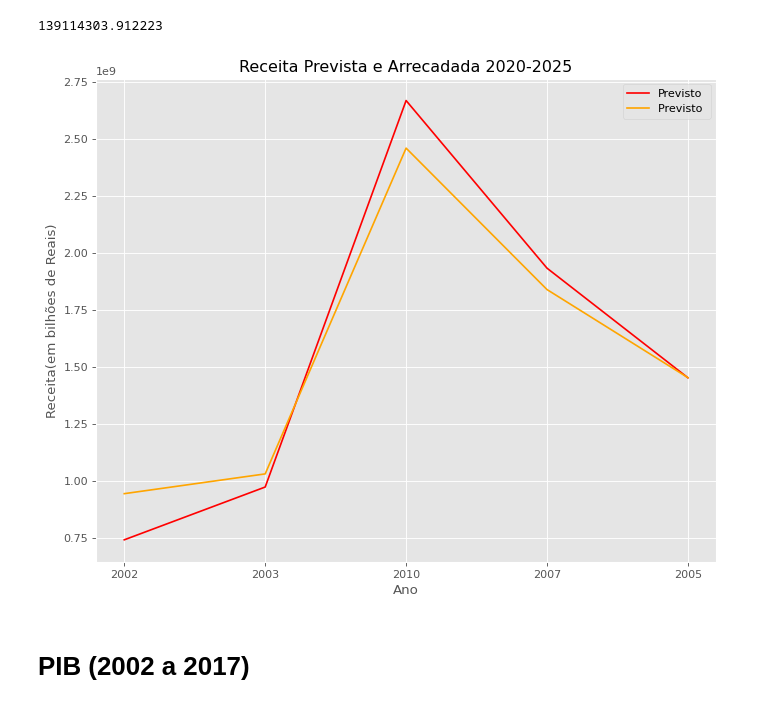
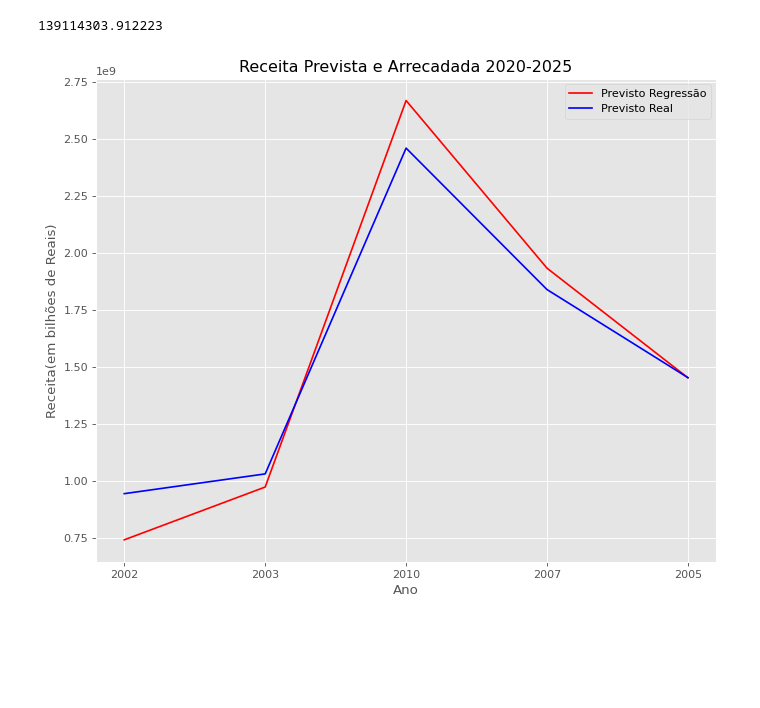
Before and after one commit to relihimas/estudos, a Jupyter notebook: Recife.ipynb, the cells around one changed output. Cells and saved outputs as stored; diff of their text form; code cells hidden in the pictures; blank space fills up the shorter version.

```diff
--- a/Recife.ipynb
+++ b/Recife.ipynb
@@ -215,16 +248,12 @@ RMSE
 139114303.912223
 # %%
 figure(num=None, figsize=(10, 8), dpi=80, facecolor='w', edgecolor='k')
-
-plt.plot(resultado, label='Previsto',color = 'red')
-plt.plot(y_teste, label='Previsto Atualizado', color = 'orange')
-
-plt.legend(['Previsto', 'Previsto '])
+plt.plot(resultado, label='Previsto Regressão',color = 'red')
+plt.plot(y_teste, label='Previsto Real',color = 'blue')
+plt.legend(['Previsto Regressão', 'Previsto Real'])
 plt.title('Receita Prevista e Arrecadada 2020-2025')
 plt.ylabel('Receita(em bilhões de Reais)')
 plt.xlabel('Ano')
 plt.show()
 # %% [output]
-[figure, old version]
+[figure, new version]
-# %% [markdown]
-# **PIB (2002 a 2017)**
```
Also changed, not shown: parts of 12 cells of this notebook.
